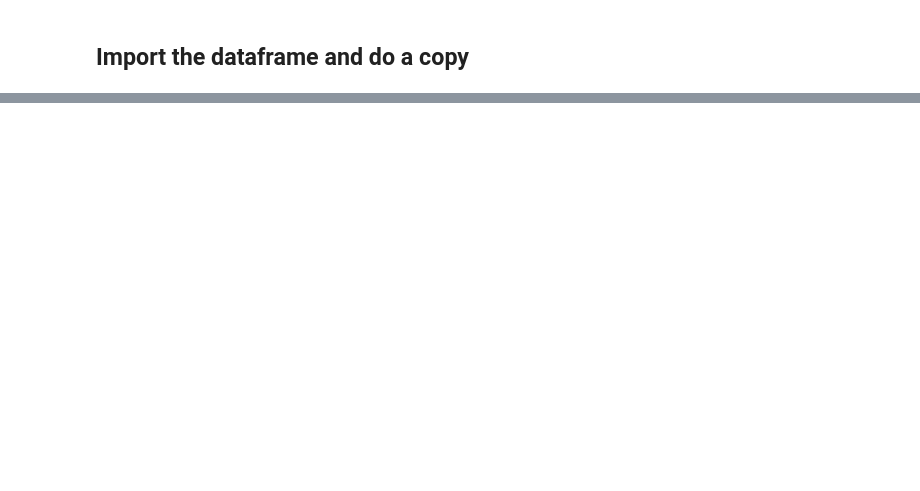
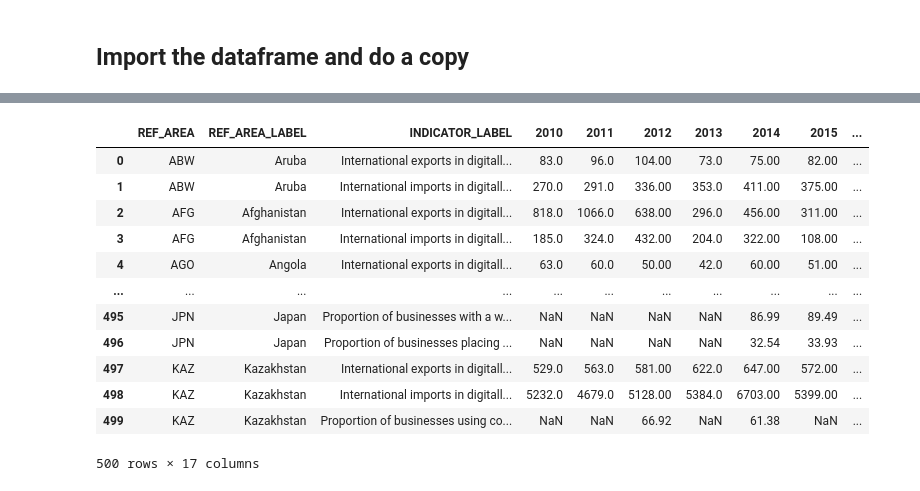
Before and after one commit to kevindrmo/kldr-project, a Jupyter notebook: scripts/workfile.ipynb, the cells around one changed output, grey strips where cells are left out. Drawn from its saved outputs; the diff is of its cells as text; code cells hidden in the pictures; blank space fills up the shorter version.

```diff
--- a/scripts/workfile.ipynb
+++ b/scripts/workfile.ipynb
@@ -16,0 +9,18 @@ NameError: name '__file__' is not defined
+# %%
+CWD = Path.cwd()
+print(CWD)
+
+ROOT = CWD.parent
+
+IN_RAW = ROOT/"app"/"data"
+
+OUT_CLEAN = ROOT/"app"/"data"/"output"
+
+OUT_TABLES = ROOT/"app"/"data"/"tables"
+
+print(ROOT)
+print(IN_RAW)
+
+IN_RAW.mkdir(parents=True, exist_ok=True)
+OUT_CLEAN.mkdir(parents=True, exist_ok=True)
+OUT_TABLES.mkdir(parents=True, exist_ok=True)
@@ -16,0 +33,4 @@ NameError: name '__file__' is not defined
+# %%
+df_raw = pd.read_csv(IN_RAW/ "UNCTAD_DE_WIDEF.csv")
+df = df_raw.copy(deep=True)
+df.info()
@@ -16,0 +132,24 @@ NameError: name '__file__' is not defined
+# %%
+# drop all columns which have unique values
+
+df.drop(['FREQ', 'FREQ_LABEL', 'DATABASE_ID', 'DATABASE_ID_LABEL', 'OBS_STATUS','OBS_STATUS_LABEL', 'OBS_CONF', 'OBS_CONF_LABEL'],axis=1, inplace=True)
+
+# drop all columns which have not needed data
+
+df.drop(["INDICATOR", "UNIT_MEASURE", "UNIT_MEASURE_LABEL", "UNIT_MULT", "UNIT_MULT_LABEL", "AGG_METHOD", "AGG_METHOD_LABEL"], axis=1, inplace= True)
+
+df.head(500)
+# %% [output]
+|  | REF_AREA | REF_AREA_LABEL | INDICATOR_LABEL | 2010 | 2011 | 2012 | 2013 | 2014 | 2015 | ... |
+| 0 | ABW | Aruba | International exports in digitall... | 83.0 | 96.0 | 104.00 | 73.0 | 75.00 | 82.00 | ... |
+| 1 | ABW | Aruba | International imports in digitall... | 270.0 | 291.0 | 336.00 | 353.0 | 411.00 | 375.00 | ... |
+| 2 | AFG | Afghanistan | International exports in digitall... | 818.0 | 1066.0 | 638.00 | 296.0 | 456.00 | 311.00 | ... |
+| 3 | AFG | Afghanistan | International imports in digitall... | 185.0 | 324.0 | 432.00 | 204.0 | 322.00 | 108.00 | ... |
+| 4 | AGO | Angola | International exports in digitall... | 63.0 | 60.0 | 50.00 | 42.0 | 60.00 | 51.00 | ... |
+| ... | ... | ... | ... | ... | ... | ... | ... | ... | ... | ... |
+| 495 | JPN | Japan | Proportion of businesses with a w... | NaN | NaN | NaN | NaN | 86.99 | 89.49 | ... |
+| 496 | JPN | Japan | Proportion of businesses placing ... | NaN | NaN | NaN | NaN | 32.54 | 33.93 | ... |
+| 497 | KAZ | Kazakhstan | International exports in digitall... | 529.0 | 563.0 | 581.00 | 622.0 | 647.00 | 572.00 | ... |
+| 498 | KAZ | Kazakhstan | International imports in digitall... | 5232.0 | 4679.0 | 5128.00 | 5384.0 | 6703.00 | 5399.00 | ... |
+| 499 | KAZ | Kazakhstan | Proportion of businesses using co... | NaN | NaN | 66.92 | NaN | 61.38 | NaN | ... |
+500 rows × 17 columns
```
Also changed, not shown: parts of 32 cells of this notebook, 1 other file.
